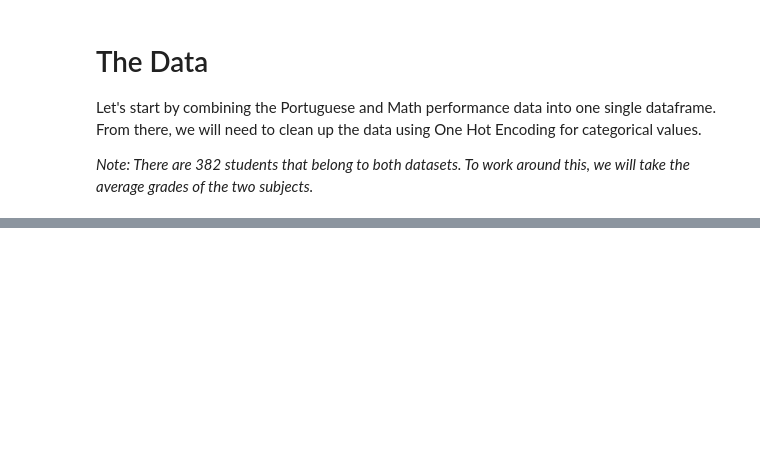
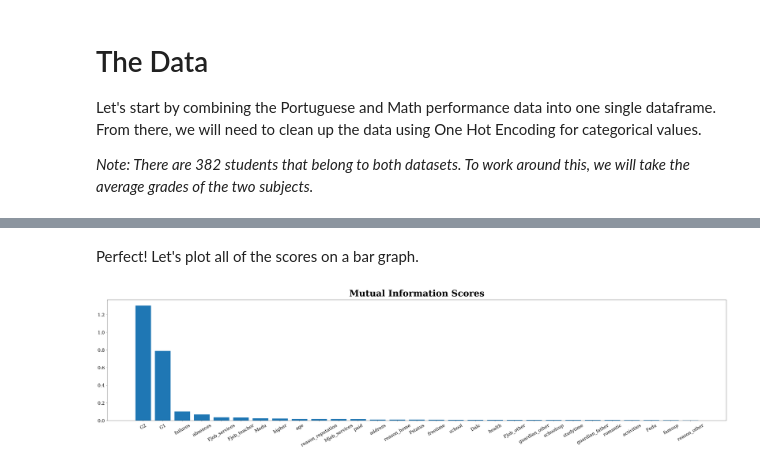
Before and after one commit to briannajzhang/student-performance, a Jupyter notebook: StudentPerformance.ipynb, the cells around one changed output, grey strips where cells are left out. Cells and saved outputs as stored; diff of their text form; code cells hidden in the pictures; blank space fills up the shorter version.

```diff
--- a/StudentPerformance.ipynb
+++ b/StudentPerformance.ipynb
@@ -59,0 +226,30 @@ NameError: name 'read' is not defined
+# %%
+X = performance_data.copy(deep=True)
+y = X.pop("G3")
+discrete_features = X.dtypes == int
+
+def make_mi_scores(X, y, discrete_features):
+    mi_scores = mutual_info_regression(X, y, discrete_features=discrete_features)
+    mi_scores = pd.Series(mi_scores, name="MI Scores", index=X.columns)
+    mi_scores = mi_scores.sort_values(ascending=False)
+    return mi_scores
+
+mi_scores = make_mi_scores(X, y, discrete_features)
+# %% [markdown]
+Perfect! Let's plot all of the scores on a bar graph.
+# %%
+def plot_mi_scores(scores):
+    non_zero_scores = scores[scores > 0]
+    non_zero_scores = non_zero_scores.sort_values(ascending=False)
+
+    width = np.arange(len(non_zero_scores))
+    ticks = list(non_zero_scores.index)
+    plt.bar(width, non_zero_scores, width=0.8)
+    plt.xticks(width, ticks, size=20, rotation=30)
+    plt.yticks(size=20)
+    plt.title("Mutual Information Scores", fontdict={'fontsize':40})
+
+plt.figure(dpi=200, figsize=(50, 10))
+plot_mi_scores(mi_scores)
+# %% [output]
+[figure, added]
```
Also changed, not shown: parts of 21 cells of this notebook, 3 other files.
